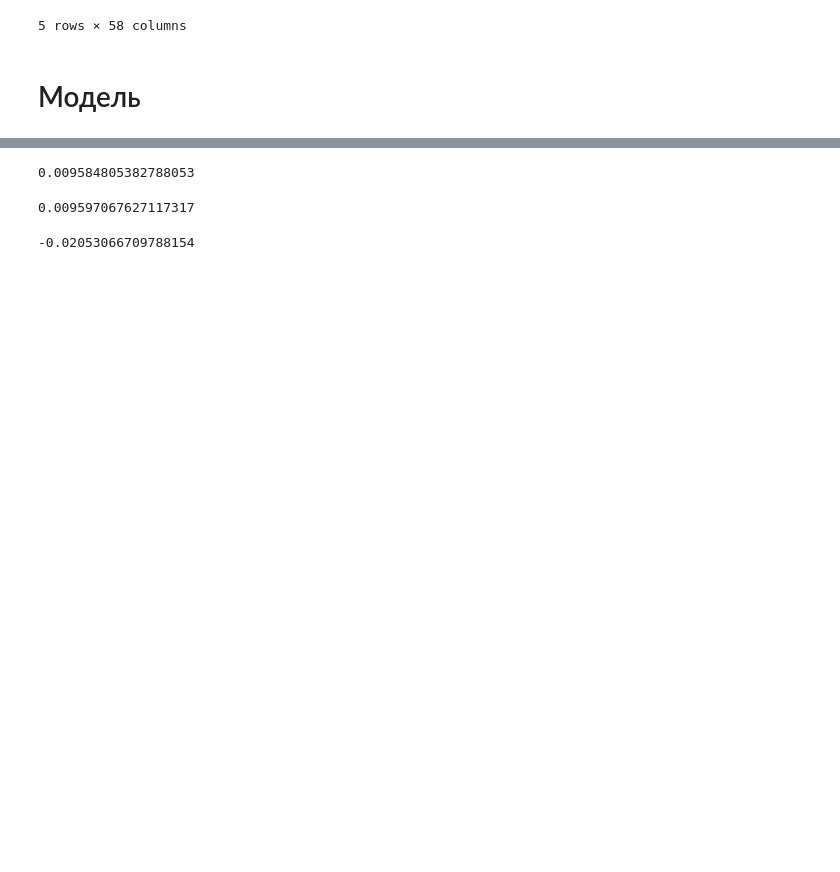
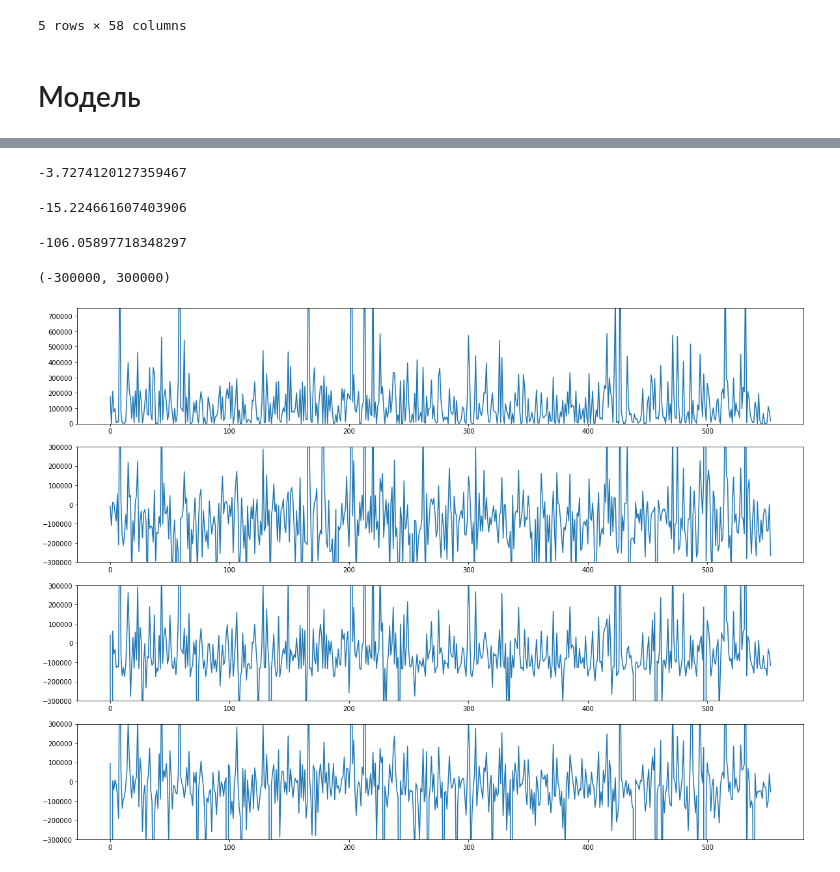
Before and after one commit to Hitriihoma/Machine-learning-course-task, a Jupyter notebook: Zubarev ML.ipynb, the cells around one changed output, grey strips where cells are left out. Saved outputs shown, nothing was run; the diff lists cells and outputs as text; code cells hidden in the pictures; blank space fills up the shorter version.

```diff
--- a/Zubarev ML.ipynb
+++ b/Zubarev ML.ipynb
@@ -333,20 +355,40 @@ X_train, X_test, y_train, y_test = train_test_split(X, y, test_size=0.2, random_
 # %%
 from sklearn.linear_model import LinearRegression
 reg = LinearRegression().fit(X_train, y_train)
-y_pred = reg.predict(X_test)
+reg_pred = reg.predict(X_test)
 reg.score(X_test,y_test.to_numpy())
 #reg.score(X_test,y_test)
 # %% [output]
-0.009584805382788053
+-3.7274120127359467
 # %%
 from sklearn.ensemble import RandomForestRegressor
 RFR = RandomForestRegressor(max_depth=2, random_state=0).fit(X_train, y_train)
+RFR_pred = RFR.predict(X_test)
 RFR.score(X_test,y_test.to_numpy())
 # %% [output]
-0.009597067627117317
+-15.224661607403906
 # %%
 from sklearn.ensemble import GradientBoostingRegressor
-GBR = GradientBoostingRegressor(random_state=0, max_depth=3).fit(X_train, y_train)
+GBR_pred = GBR.predict(X_test)
 GBR.score(X_test,y_test.to_numpy())
 # %% [output]
--0.02053066709788154
+-106.05897718348297
+# %%
+results = pd.DataFrame(data={'y_true':y_test.to_numpy(), 'reg':reg_pred, 'RFR':RFR_pred, 'GBR':GBR_pred}, dtype='float64')
+# %%
+fig, ax = plt.subplots(4,1, figsize = (20,15)) #, sharey=True
+ax[0].plot(results.index, results.y_true)
+ax[1].plot(results.index, results.y_true-results.reg)
+ax[2].plot(results.index, results.y_true-results.RFR)
+ax[3].plot(results.index, results.y_true-results.GBR)
+ax[0].set_ylim([0,750000])
+ax[1].set_ylim([-300000,300000])
+ax[2].set_ylim([-300000,300000])
+ax[3].set_ylim([-300000,300000])
+
+
+#fig2, ax2 = plt.subplots(figsize = (20,10))
+#ax2.plot(results.index, results.y_true)
+# %% [output]
+(-300000, 300000)
+[figure, added]
```
Also changed, not shown: parts of 14 cells of this notebook.
